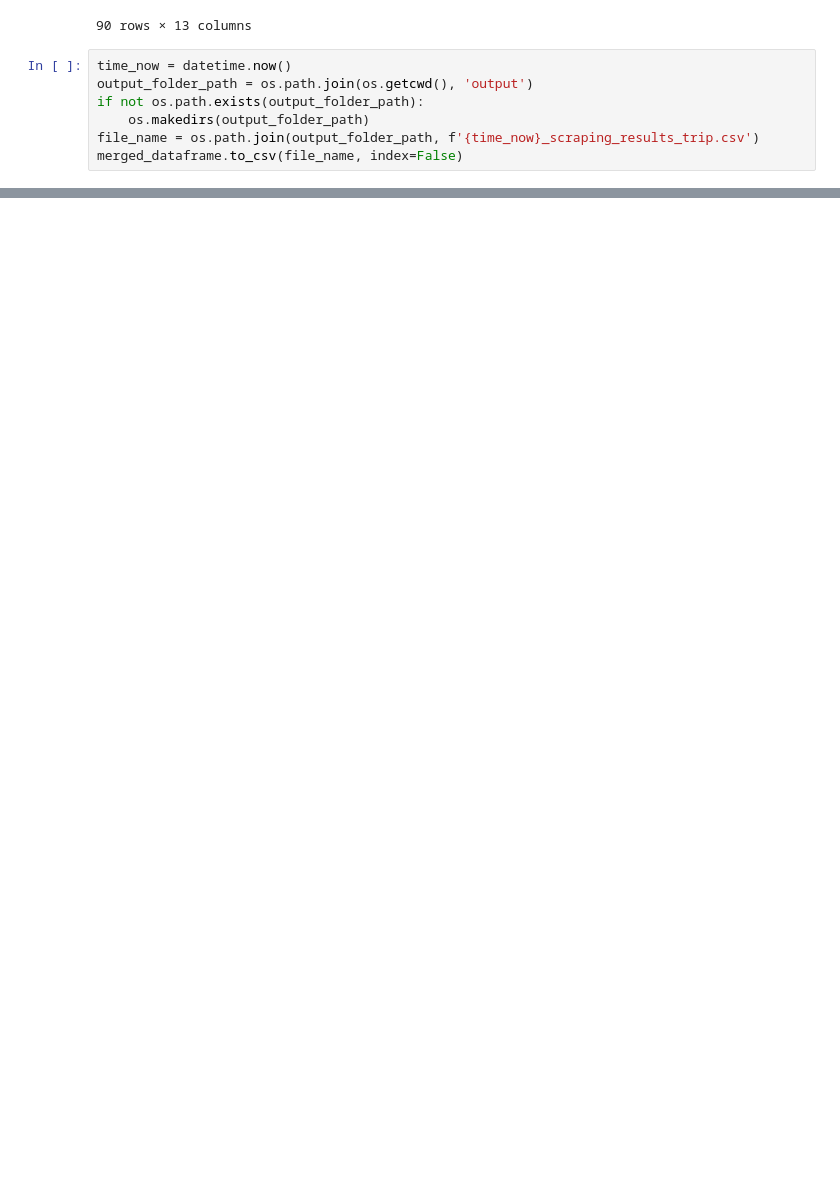
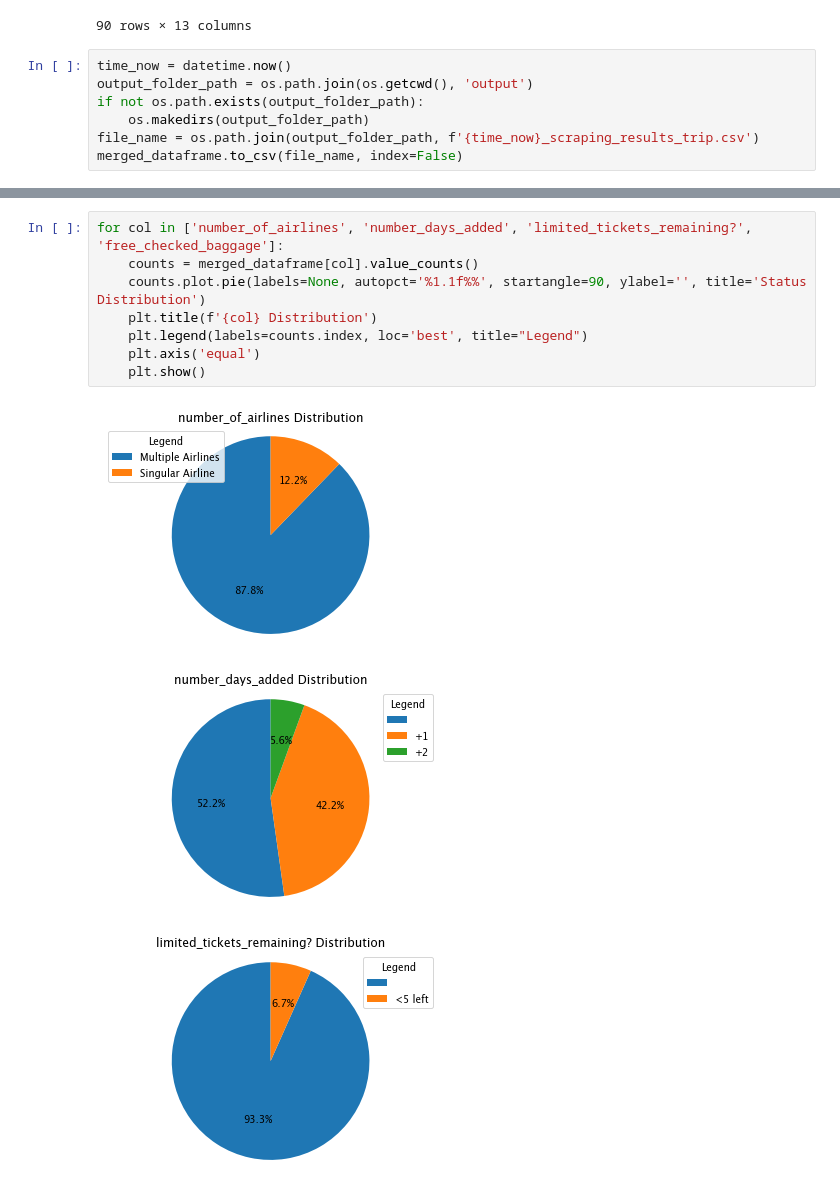
Before and after one commit to dragane359/web_scraping_task, a Jupyter notebook: web_scraping.ipynb, the cells around one changed output, grey strips where cells are left out. Drawn from its saved outputs; the diff is of its cells as text; blank space fills up the shorter version.

```diff
--- a/web_scraping.ipynb
+++ b/web_scraping.ipynb
@@ -337,0 +350,12 @@ merged_dataframe.to_csv(file_name, index=False)
+# %%
+for col in ['number_of_airlines', 'number_days_added', 'limited_tickets_remaining?', 'free_checked_baggage']:
+    counts = merged_dataframe[col].value_counts()
+    counts.plot.pie(labels=None, autopct='%1.1f%%', startangle=90, ylabel='', title='Status Distribution')
+    plt.title(f'{col} Distribution')
+    plt.legend(labels=counts.index, loc='best', title="Legend")
+    plt.axis('equal')
+    plt.show()
+# %% [output]
+[figure, added]
+[figure, added]
+[figure, added]
```
Also changed, not shown: parts of 8 cells of this notebook, 2 other files.
